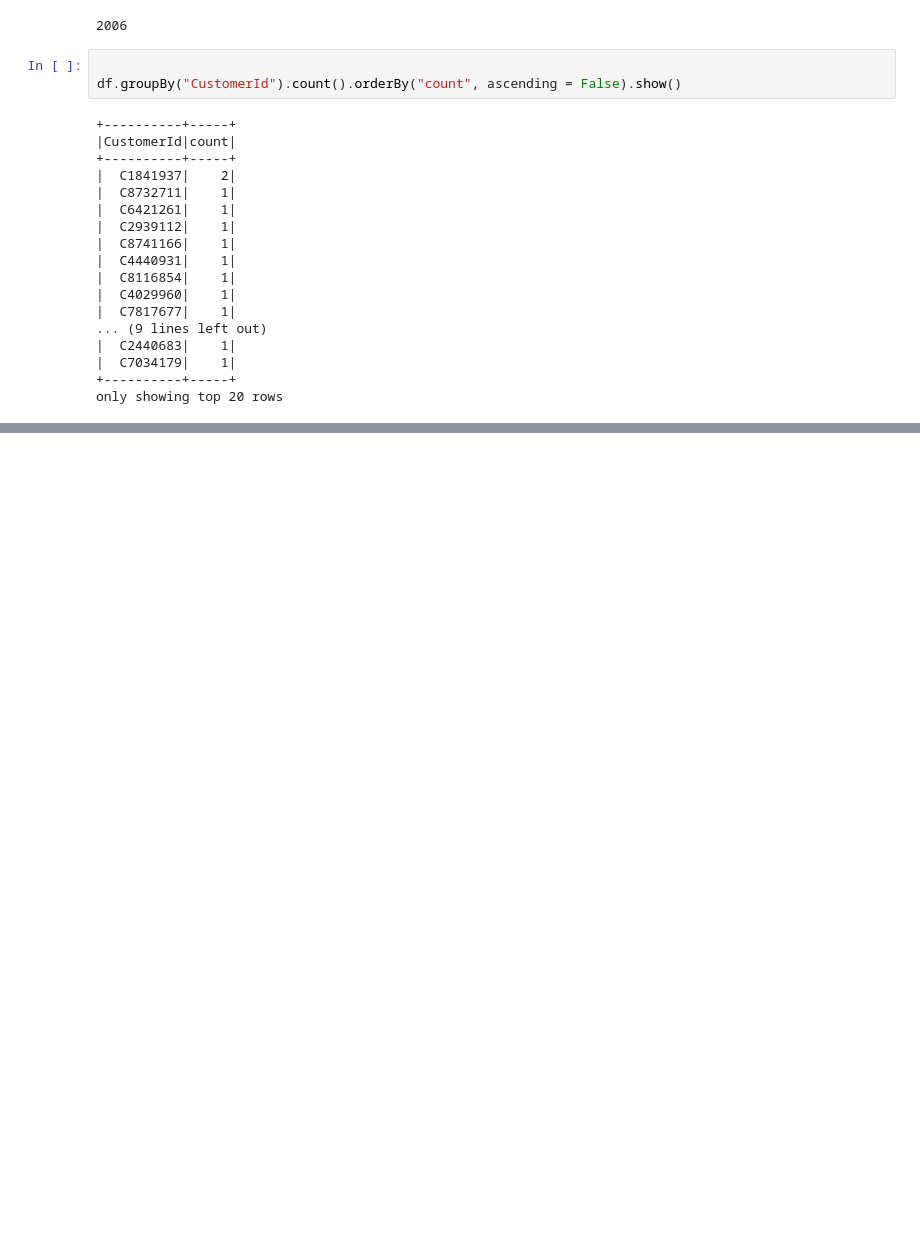
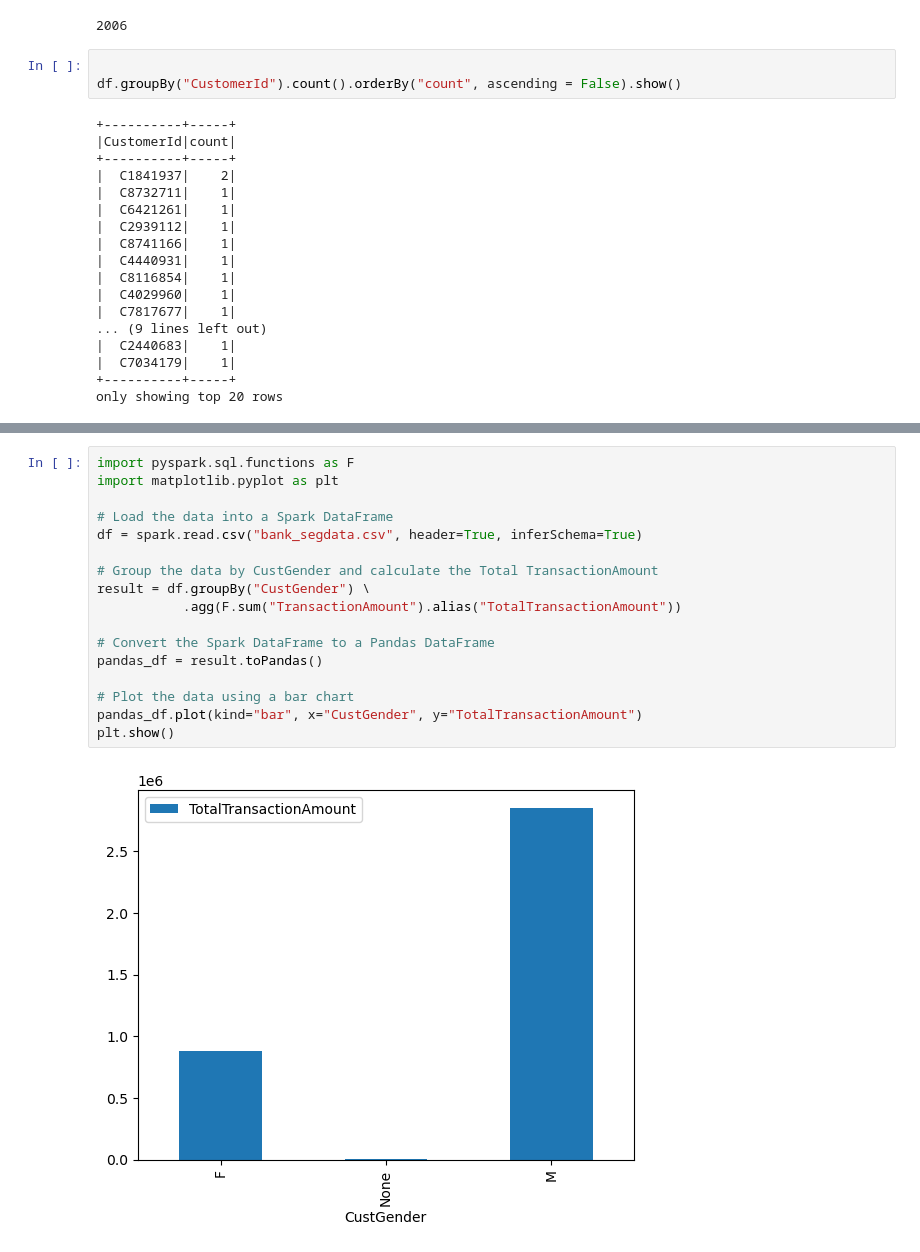
Before and after one commit to Iranna13/bank, a Jupyter notebook: spark_p1.ipynb, the cells around one changed output, grey strips where cells are left out. Drawn from its saved outputs; the diff is of its cells as text; blank space fills up the shorter version.

```diff
--- a/spark_p1.ipynb
+++ b/spark_p1.ipynb
@@ -671,0 +769,19 @@ Choose a query to run:
+# %%
+import pyspark.sql.functions as F
+import matplotlib.pyplot as plt
+
+# Load the data into a Spark DataFrame
+df = spark.read.csv("bank_segdata.csv", header=True, inferSchema=True)
+
+# Group the data by CustGender and calculate the Total TransactionAmount
+result = df.groupBy("CustGender") \
+           .agg(F.sum("TransactionAmount").alias("TotalTransactionAmount"))
+
+# Convert the Spark DataFrame to a Pandas DataFrame
+pandas_df = result.toPandas()
+
+# Plot the data using a bar chart
+pandas_df.plot(kind="bar", x="CustGender", y="TotalTransactionAmount")
+plt.show()
+# %% [output]
+[figure, added]
```
Also changed, not shown: parts of 46 cells of this notebook.
